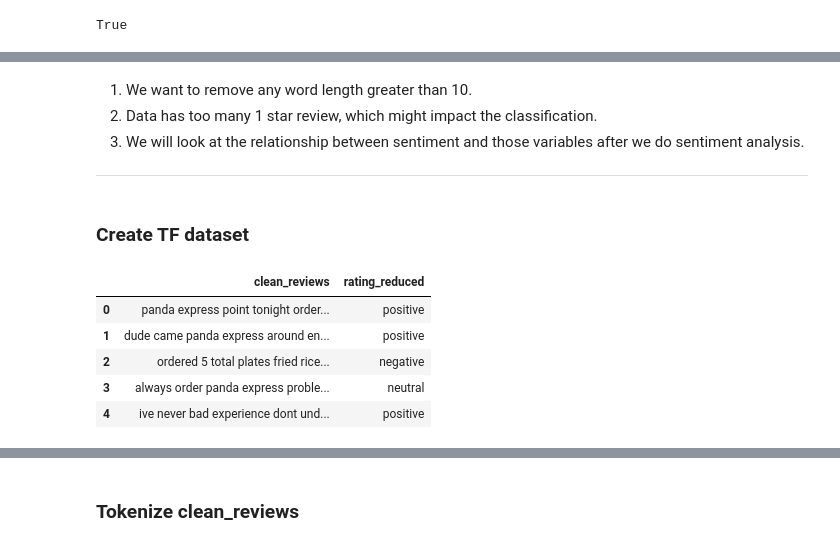
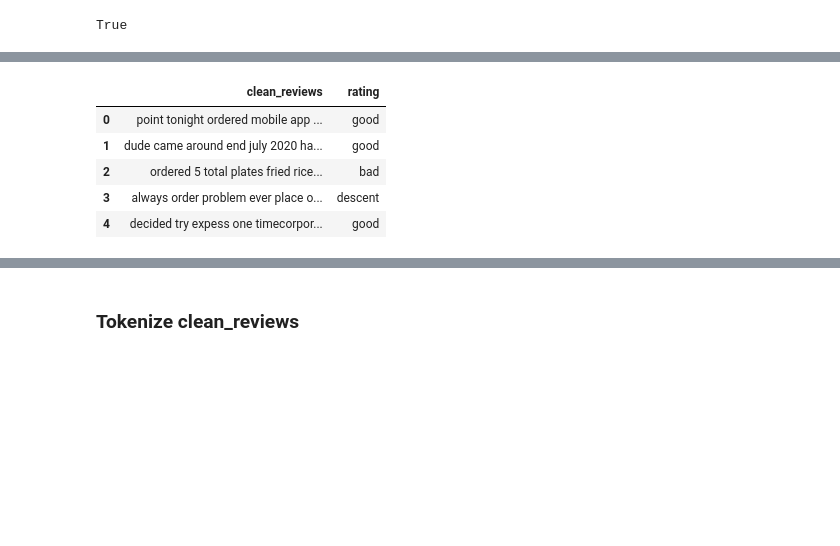
Before and after one commit to YANG007SUN/Text_Analysis_Yelp_Comments, a Jupyter notebook: code/create_model.ipynb, the cells around one changed output, grey strips where cells are left out. Saved outputs shown, nothing was run; the diff lists cells and outputs as text; code cells hidden in the pictures; blank space fills up the shorter version.

```diff
--- a/code/create_model.ipynb
+++ b/code/create_model.ipynb
@@ -354,3 +403,0 @@ assert remove_length10_word(["qwertfdfrwed","dfd","ddd","dddddddddfdfdfddf"])==[
-# %%
-# store new review as lowercase_reviews after remove length greater than 10 words and join together
-reviews["lowercase_reviews"] = reviews["lowercase_reviews_list"].apply(lambda x: " ".join(remove_length10_word(x)))
@@ -381,4 +403,0 @@ assert average_word_length("tests are hard")==4
-# %%
-# calculate average word length
-reviews["average_word_length"] = reviews["lowercase_reviews"].apply(average_word_length)
-reviews.head()
@@ -402,0 +436,4 @@ reviews.head()
+# %%
+other_stop_words = ["food", "panda", "got", "im","ive","come", "restaurant", "express"]
+reviews["clean_reviews"] = reviews["clean_reviews"].apply(lambda x: " ".join(word for word in x.split() if word not in other_stop_words))
+reviews.head()
@@ -403,5 +453,5 @@ reviews.head()
 # %%
 # get final dataset
-final_dataset = reviews.iloc[:,[0,1,2,4,5,6,7,10,11]]
+final_dataset = reviews.iloc[:,[1,3,4,5,7,9]]
 final_dataset.head()
 # %% [output]
@@ -428,21 +464,11 @@ sns.distplot(final_dataset["stop_word_percent"], ax = ax4).set(title = "distribu
-# %% [markdown]
-
-
-1.   We want to remove any word length greater than 10.
-2.   Data has too many 1 star review, which might impact the classification.
-3.   We will look at the relationship between sentiment and those variables after we do sentiment analysis.
-
----
-# %% [markdown]
-### Create TF dataset
 # %%
-temp_dataset = final_dataset[["clean_reviews","rating_reduced"]]
+temp_dataset = final_dataset[["clean_reviews","rating"]]
 temp_dataset.head()
 # %% [output]
-|  | clean_reviews | rating_reduced |
-| 0 | panda express point tonight order... | positive |
-| 1 | dude came panda express around en... | positive |
-| 2 | ordered 5 total plates fried rice... | negative |
-| 3 | always order panda express proble... | neutral |
-| 4 | ive never bad experience dont und... | positive |
+|  | clean_reviews | rating |
+| 0 | point tonight ordered mobile app ... | good |
+| 1 | dude came around end july 2020 ha... | good |
+| 2 | ordered 5 total plates fried rice... | bad |
+| 3 | always order problem ever place o... | descent |
+| 4 | decided try expess one timecorpor... | good |
 # %%
```
Also changed, not shown: parts of 81 cells of this notebook, 5 other files.
